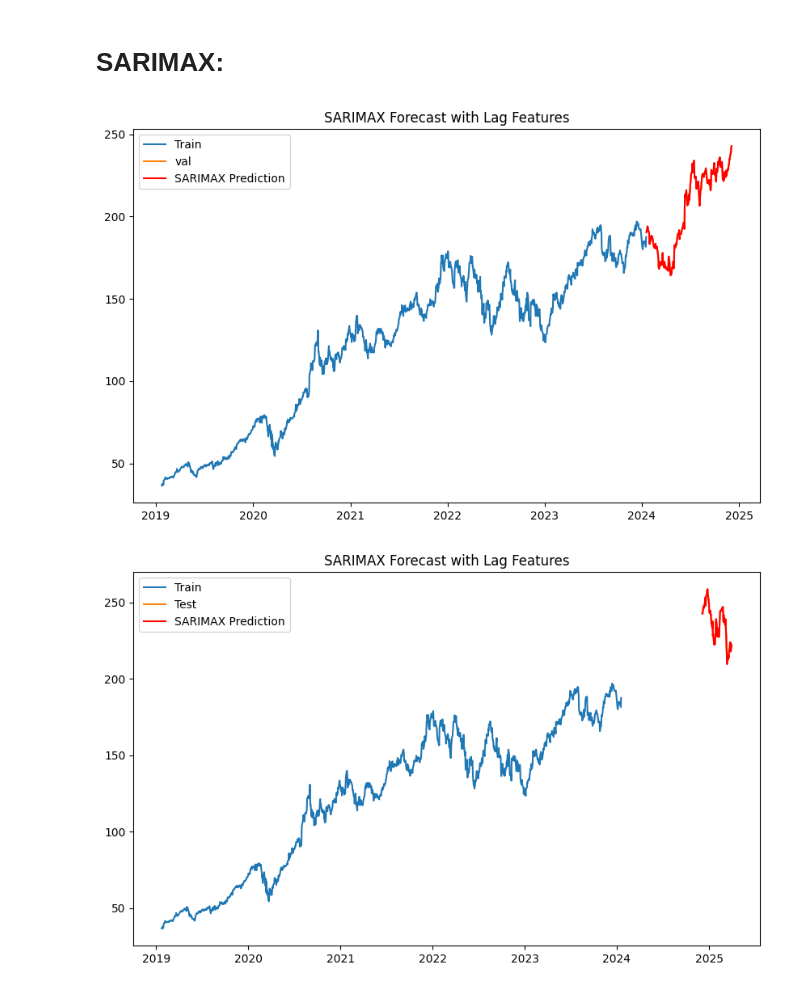
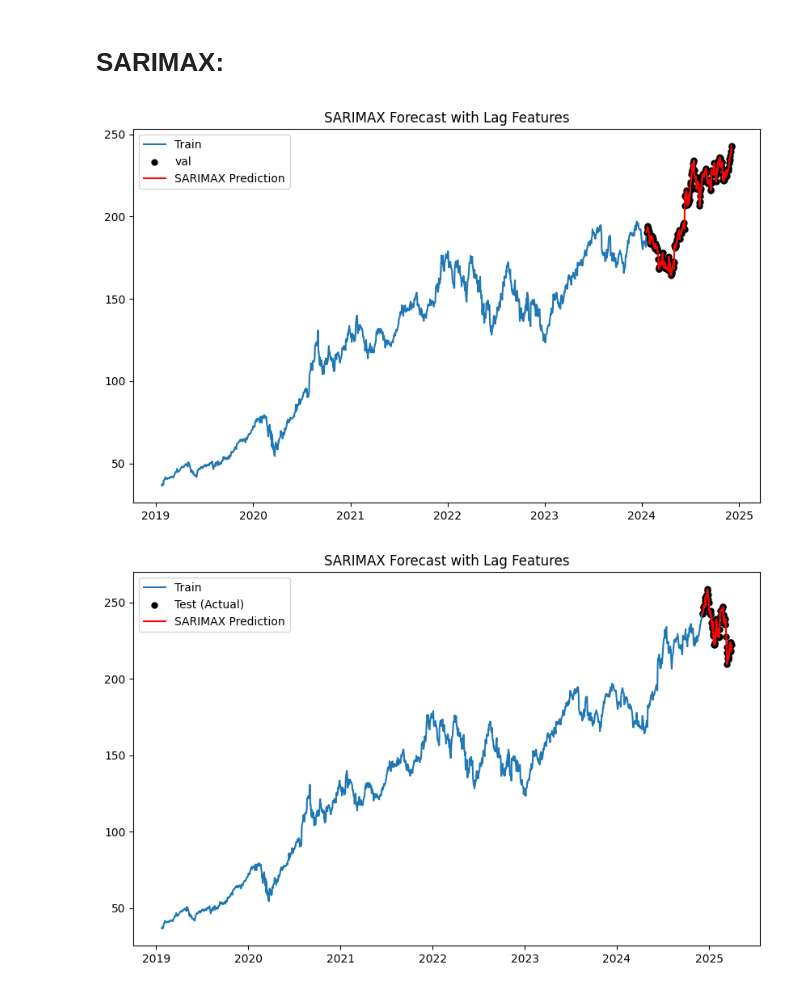
Before and after one commit to apoorvapu/data_science, a Jupyter notebook: stock-price-prediction.ipynb, the cells around one changed output. Saved outputs shown, nothing was run; the diff lists cells and outputs as text; code cells hidden in the pictures.

```diff
--- a/stock-price-prediction.ipynb
+++ b/stock-price-prediction.ipynb
@@ -663,17 +663,31 @@ confidence_intervals = forecast.conf_int()
 
 plt.figure(figsize=(10, 6))
 plt.plot(y_train.index, y_train['close price'], label='Train')
-plt.plot(y_val.index, y_val['close price'], label='val')
+plt.scatter(y_val.index, y_val['close price'], label='val', color='black', s=25)
 plt.plot(y_val.index, predicted_mean, label='SARIMAX Prediction', color='red')
 plt.fill_between(y_val.index, confidence_intervals.iloc[:, 0], confidence_intervals.iloc[:, 1], color='pink', alpha=0.3)
 plt.legend()
 plt.title('SARIMAX Forecast with Lag Features')
 plt.show()
 # %% [output]
-[figure, old version]
+[figure, new version]
+# %%
+X_train_val = np.vstack([X_train, X_val])  # Combine the exogenous variables for training and validation
+# %%
+train_val_data=pd.concat([y_train, y_val])
+# %%
+model_final = SARIMAX(train_val_data['close price'].values,
+                     exog=X_train_val,  # Combined exogenous variables (as numpy array)
+                     order=(1, 1, 0),  # Same orders used earlier
+                     seasonal_order=(1, 1, 0, 5),  # Same seasonal orders
+                     enforce_stationarity=False,
+                     enforce_invertibility=False)
+
+# Fit the final model on train + val data
+sarimax_result_final = model_final.fit(disp=False)
 # %%
 # Forecast for the test data
-forecast = sarimax_result.get_forecast(steps=len(X_test), exog=X_test)
+forecast = sarimax_result_final.get_forecast(steps=len(X_test), exog=X_test)
 
 # Predicted values
 predicted_mean = forecast.predicted_mean
@@ -681,12 +695,19 @@ confidence_intervals = forecast.conf_int()
 # %%
 # Plot the results
 plt.figure(figsize=(10, 6))
-plt.plot(y_train.index, y_train['close price'], label='Train')
-plt.plot(y_test.index, y_test['close price'], label='Test')
+plt.plot(train_val_data.index, train_val_data['close price'], label='Train')
+plt.scatter(y_test.index, y_test['close price'], label='Test (Actual)', color='black', s=25)
 plt.plot(y_test.index, predicted_mean, label='SARIMAX Prediction', color='red')
-plt.fill_between(y_test.index, confidence_intervals.iloc[:, 0], confidence_intervals.iloc[:, 1], color='pink', alpha=0.3)
+plt.fill_between(
+    y_test.index,
+    confidence_intervals[:, 0],  # Lower bound
+    confidence_intervals[:, 1],  # Upper bound
+    color='pink',
+    alpha=0.3
+)
+
 plt.legend()
 plt.title('SARIMAX Forecast with Lag Features')
 plt.show()
 # %% [output]
-[figure, old version]
+[figure, new version]
```
